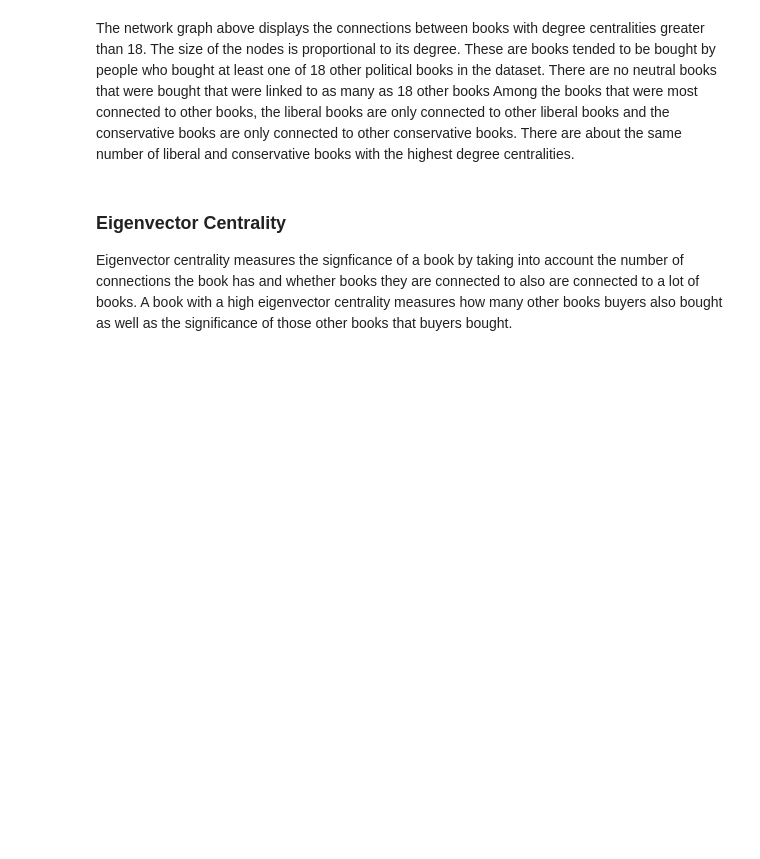
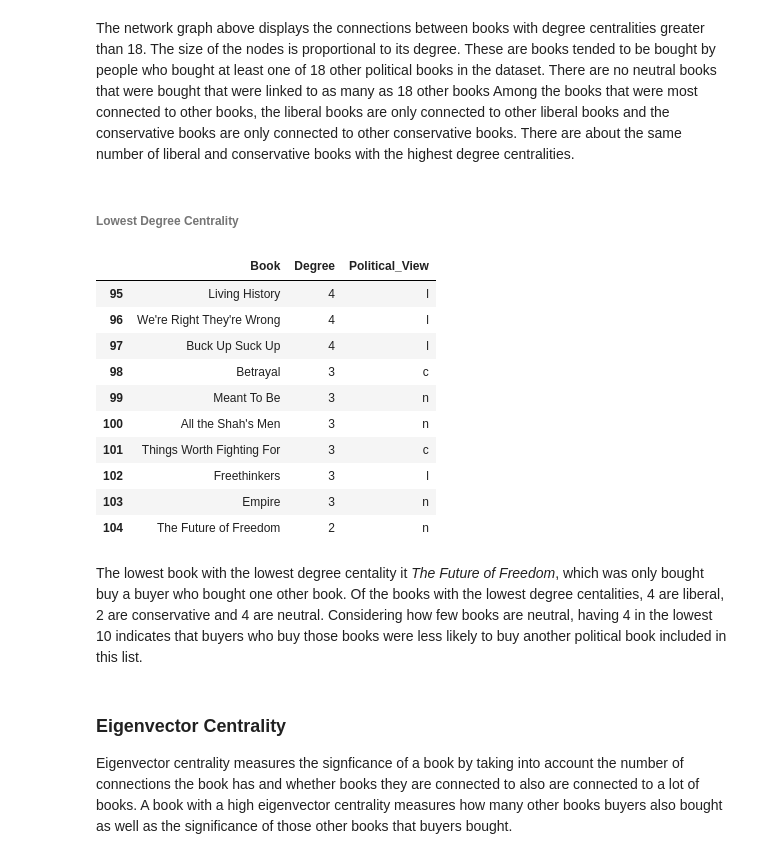
Before and after one commit to Rajwantmishra/620Group, a Jupyter notebook: Final Project-14-17July/Final_Project.ipynb, the cells around one changed output. Saved outputs shown, nothing was run; the diff lists cells and outputs as text; code cells hidden in the pictures; blank space fills up the shorter version.

```diff
--- a/Final Project-14-17July/Final_Project.ipynb
+++ b/Final Project-14-17July/Final_Project.ipynb
@@ -119,6 +122,24 @@ Network of the Books with Degree Centrality Greater than 18
 <img src="SNA_degreeAbove18_size.png" width="400">
 # %% [markdown]
 The network graph above displays the connections between books with degree centralities greater than 18.  The size of the nodes is proportional to its degree.  These are books tended to be bought by people who bought at least one of 18 other political books in the dataset.  There are no neutral books that were bought that were linked to as many as 18 other books  Among the books that were most connected to other books, the liberal books are only connected to other liberal books and the conservative books are only connected to other conservative books.  There are about the same number of liberal and conservative books with the highest degree centralities.
+# %% [markdown]
+###### Lowest Degree Centrality
+# %%
+df.tail(10)
+# %% [output]
+|  | Book | Degree | Political_View |
+| 95 | Living History | 4 | l |
+| 96 | We're Right They're Wrong | 4 | l |
+| 97 | Buck Up Suck Up | 4 | l |
+| 98 | Betrayal | 3 | c |
+| 99 | Meant To Be | 3 | n |
+| 100 | All the Shah's Men | 3 | n |
+| 101 | Things Worth Fighting For | 3 | c |
+| 102 | Freethinkers | 3 | l |
+| 103 | Empire | 3 | n |
+| 104 | The Future of Freedom | 2 | n |
+# %% [markdown]
+The lowest book with the lowest degree centality it <i>The Future of Freedom</i>, which was only bought buy a buyer who bought one other book.  Of the books with the lowest degree centalities, 4 are liberal, 2 are conservative and 4 are neutral.  Considering how few books are neutral, having 4 in the lowest 10 indicates that buyers who buy those books were less likely to buy another political book included in this list.
 # %% [markdown]
 ### Eigenvector Centrality
 Eigenvector centrality measures the signficance of a book by taking into account the number of connections the book has and whether books they are connected to also are connected to a lot of books.  A book with a high eigenvector centrality measures how many other books buyers also bought as well as the significance of those other books that buyers bought.
```
Also changed, not shown: parts of 15 cells of this notebook.
